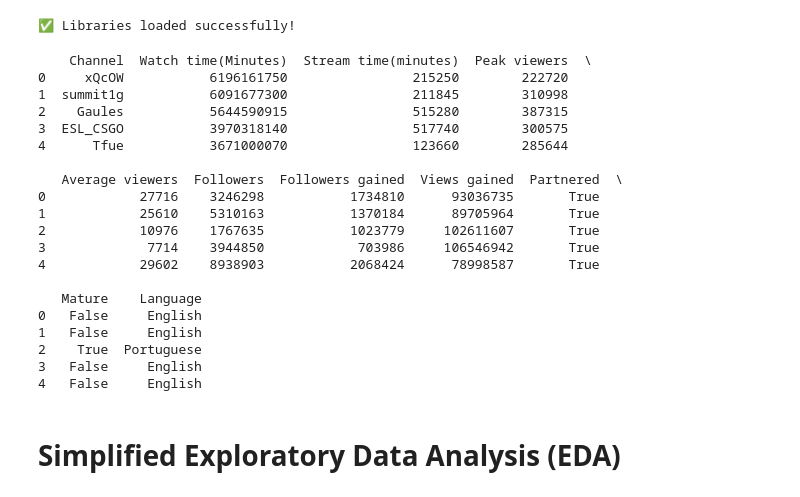
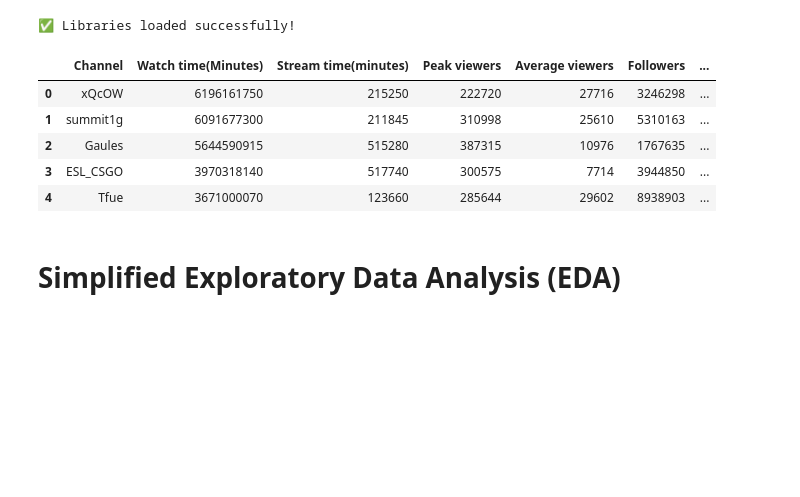
Before and after one commit to IT2053C-Gilany/final-project-martinbv99, a Jupyter notebook: final-projectMartinez.ipynb, the cells around one changed output. Saved outputs shown, nothing was run; the diff lists cells and outputs as text; code cells hidden in the pictures; blank space fills up the shorter version.

```diff
--- a/final-projectMartinez.ipynb
+++ b/final-projectMartinez.ipynb
@@ -73,27 +73,13 @@ def load_csv(path: str) -> pd.DataFrame:  #converting to pandas dataframe functi
     else:
         return df
 # %%
-print(df.head()) #Making sure it is working and is a dataframe
+display(df.head())
 # %% [output]
-    Channel  Watch time(Minutes)  Stream time(minutes)  Peak viewers  \
-0     xQcOW           6196161750                215250        222720
-1  summit1g           6091677300                211845        310998
-2    Gaules           5644590915                515280        387315
-3  ESL_CSGO           3970318140                517740        300575
-4      Tfue           3671000070                123660        285644
-
-   Average viewers  Followers  Followers gained  Views gained  Partnered  \
-0            27716    3246298           1734810      93036735       True
-1            25610    5310163           1370184      89705964       True
-2            10976    1767635           1023779     102611607       True
-3             7714    3944850            703986     106546942       True
-4            29602    8938903           2068424      78998587       True
-
-   Mature    Language
-0   False     English
-1   False     English
-2    True  Portuguese
-3   False     English
-4   False     English
+|  | Channel | Watch time(Minutes) | Stream time(minutes) | Peak viewers | Average viewers | Followers | ... |
+| 0 | xQcOW | 6196161750 | 215250 | 222720 | 27716 | 3246298 | ... |
+| 1 | summit1g | 6091677300 | 211845 | 310998 | 25610 | 5310163 | ... |
+| 2 | Gaules | 5644590915 | 515280 | 387315 | 10976 | 1767635 | ... |
+| 3 | ESL_CSGO | 3970318140 | 517740 | 300575 | 7714 | 3944850 | ... |
+| 4 | Tfue | 3671000070 | 123660 | 285644 | 29602 | 8938903 | ... |
 # %% [markdown]
 # Simplified Exploratory Data Analysis (EDA)
```
Also changed, not shown: parts of 4 cells of this notebook.
